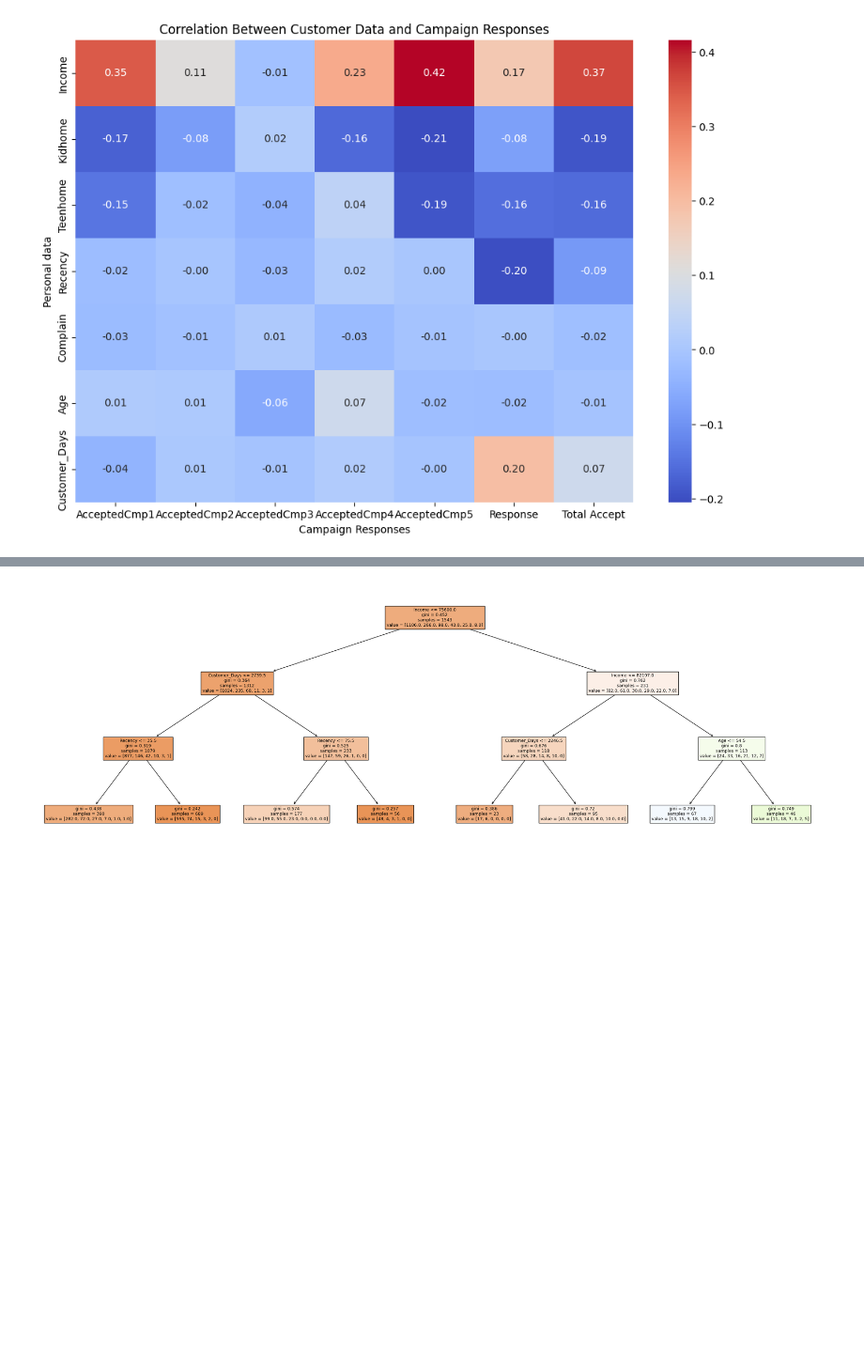
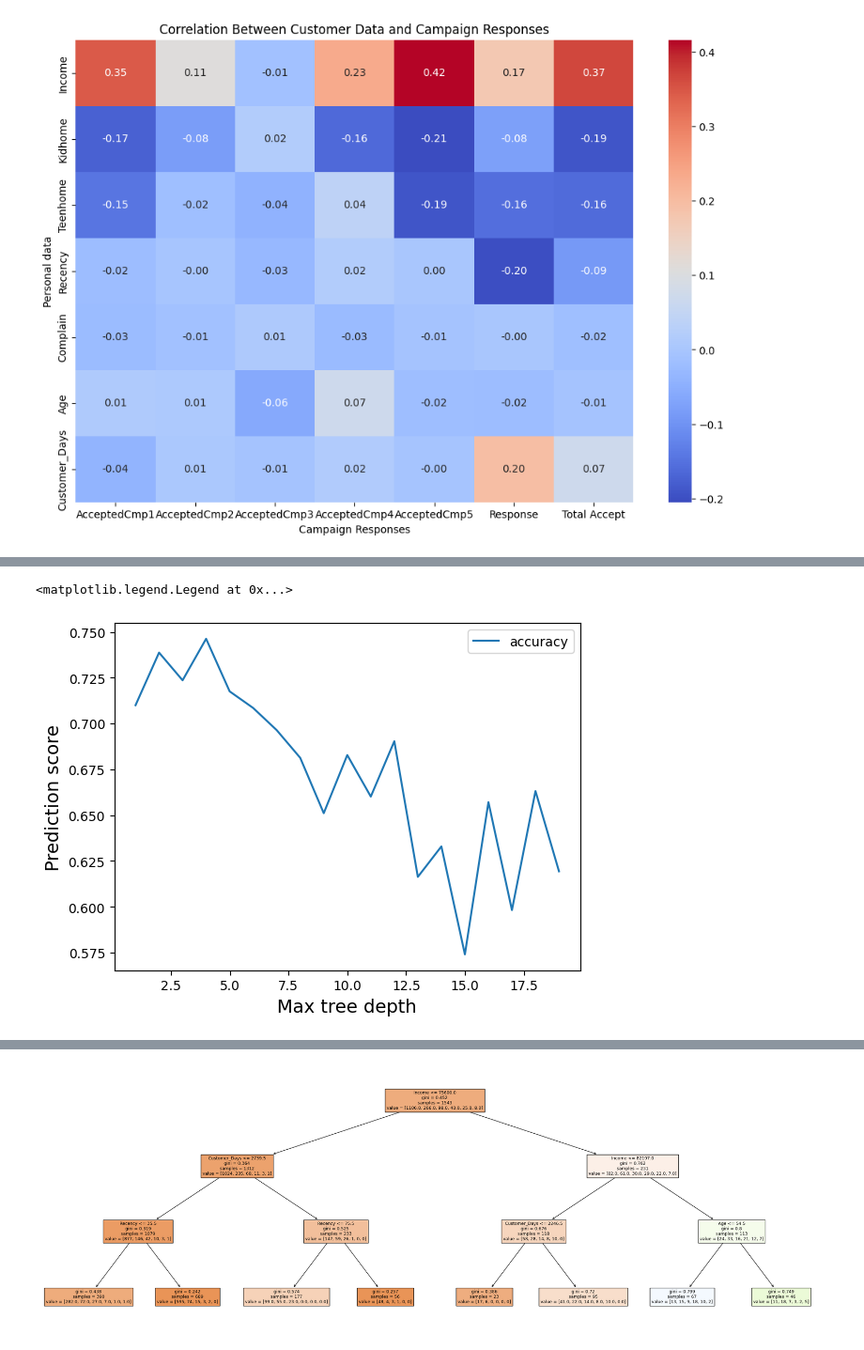
Before and after one commit to kevintao0417/F24_DATA110, a Jupyter notebook: Project/F1/customer_data.ipynb, the cells around one changed output, grey strips where cells are left out. Shown at 94% size. Cells and saved outputs as stored; diff of their text form; code cells hidden in the pictures; blank space fills up the shorter version.

```diff
--- a/Project/F1/customer_data.ipynb
+++ b/Project/F1/customer_data.ipynb
@@ -139,7 +141,9 @@ Accuracy of level 19: 0.75
 # %%
 fig, ax = plt.subplots(1)
-sns.lineplot(x=r,y=train_scores,label='train')
-sns.lineplot(x=r,y=test_scores,label='test')
+sns.lineplot(x=r, y=accuracy_list,label='accuracy')
 ax.set_ylabel('Prediction score', fontsize=14)
 ax.set_xlabel('Max tree depth', fontsize=14)
 ax.legend()
+# %% [output]
+<matplotlib.legend.Legend at 0x...>
+[figure, added]
```
Also changed, not shown: parts of 7 cells of this notebook.
